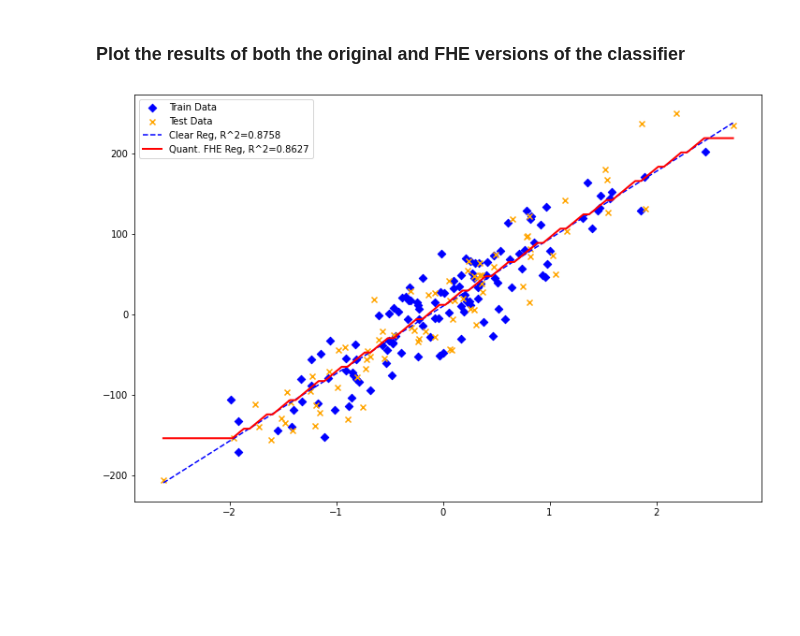
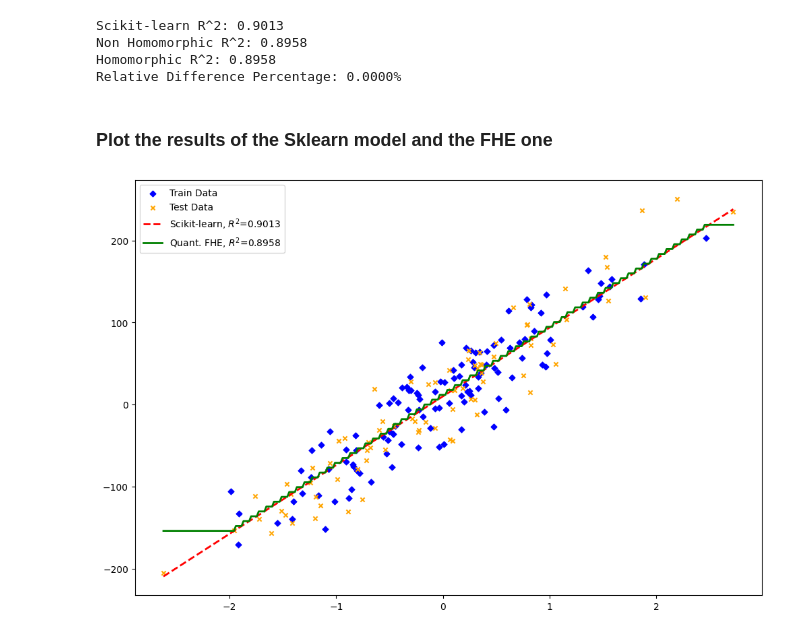
Before and after one commit to zama-ai/concrete-ml, a Jupyter notebook: docs/advanced_examples/LinearRegression.ipynb, the cells around one changed output. Saved outputs shown, nothing was run; the diff lists cells and outputs as text; code cells hidden in the pictures; blank space fills up the shorter version.

```diff
--- a/docs/advanced_examples/LinearRegression.ipynb
+++ b/docs/advanced_examples/LinearRegression.ipynb
@@ -45,5 +69,5 @@ y_test = y_test[sidx]
 # %%
 linreg = SklearnLinearRegression()
-linreg.fit(x_train, y_train)
-y_pred = linreg.predict(x_test)
+linreg.fit(X_train, y_train)
+y_pred = linreg.predict(X_test)
 # %% [markdown]
@@ -66,5 +130,11 @@ display(fig)
 # %%
-q_linreg = ConcreteLinearRegression(
+# We quantize the inputs using 6-bits.
+# And since our dataset has only one feature, we quantize the weights using only 1-bits
+linreg_concrete = ConcreteLinearRegression(
     n_bits={"net_inputs": 6, "op_inputs": 6, "op_weights": 1, "net_outputs": 6}
 )
-q_linreg.fit(x_train, y_train)
+# We train the concrete linear regression model on clear data
+linreg_concrete.fit(X_train, y_train)
+
+# Now, we can test our Concrete-ML model on the clear test data
+y_pred_q = linreg_concrete.predict(X_test)
@@ -81,3 +168,3 @@ y_pred_q = q_linreg.predict(x_test)
 # %%
-circuit = q_linreg.compile(X)
+circuit = linreg_concrete.compile(X_train)
 # %% [markdown]
@@ -127,27 +199,49 @@ Relative Difference Percentage: 0.00%
+# %%
+# Measure the error for all our models
+sklearn_r2_error = r2_score(y_test, y_pred)
+non_fhe_r2_error = r2_score(y_test, y_pred_q)
+fhe_r2_error = r2_score(y_test, y_pred_fhe)
+
+# Measure the error of the FHE quantized model w.r.t the clear quantized model
+difference = abs(fhe_r2_error - non_fhe_r2_error) * 100 / non_fhe_r2_error
+
+print(f"Scikit-learn R^2: {sklearn_r2_error:.4f}")
+print(f"Non Homomorphic R^2: {non_fhe_r2_error:.4f}")
+print(f"Homomorphic R^2: {fhe_r2_error:.4f}")
+print(f"Relative Difference Percentage: {difference:.4f}%")
+# %% [output]
+Scikit-learn R^2: 0.9013
+Non Homomorphic R^2: 0.8958
+Homomorphic R^2: 0.8958
+Relative Difference Percentage: 0.0000%
 # %% [markdown]
-### Plot the results of both the original and FHE versions of the classifier
+### Plot the results of the Sklearn model and the FHE one
 # %%
-# Create a new x that covers the entire space of the original x
-x_space = np.linspace(x_test.min(), x_test.max(), 100)
+# For a better visualization
+
+# We densify the space representation of the original X,
+# to better visualize the resulting step function in the following figure.
+
+x_space = np.linspace(X_test.min(), X_test.max(), num=300)
 x_space = x_space[:, np.newaxis]
-y_pred_space_q = q_linreg.predict(x_space)
+y_pred_space_q = linreg_concrete.predict(x_space)
 # %%
 plt.clf()
 fig, ax = plt.subplots(1, figsize=(12, 8))
 fig.patch.set_facecolor("white")
-s1 = ax.scatter(x_train, y_train, c="blue", marker="D")
-s2 = ax.scatter(x_test, y_test, c="orange", marker="x")
-p1 = ax.plot(x_test, y_pred, c="blue", marker=None, linestyle="dashed")
-p2 = ax.plot(x_space, y_pred_space_q, c="red", marker=None, linewidth=2)
+s1 = ax.scatter(X_train, y_train, c="blue", marker="D", s=20)
+s2 = ax.scatter(X_test, y_test, c="orange", marker="x", s=20)
+p1 = ax.plot(X_test, y_pred, c="red", linewidth=2, linestyle="dashed")
+p2 = ax.plot(x_space, y_pred_space_q, c="green", linewidth=2)
 ax.legend(
     [s1, s2, p1[0], p2[0]],
     [
         "Train Data",
         "Test Data",
-        f"Clear Reg, R^2={sklearn_r2:.4f}",
-        f"Quant. FHE Reg, R^2={homomorphic_test_error:.4f}",
+        f"Scikit-learn, {'$R^2$'}={sklearn_r2_error:.4f}",
+        f"Quant. FHE, {'$R^2$'}={fhe_r2_error:.4f}",
     ],
 )
 display(fig)
 # %% [output]
-[figure, old version]
+[figure, new version]
```
Also changed, not shown: parts of 29 cells of this notebook.
